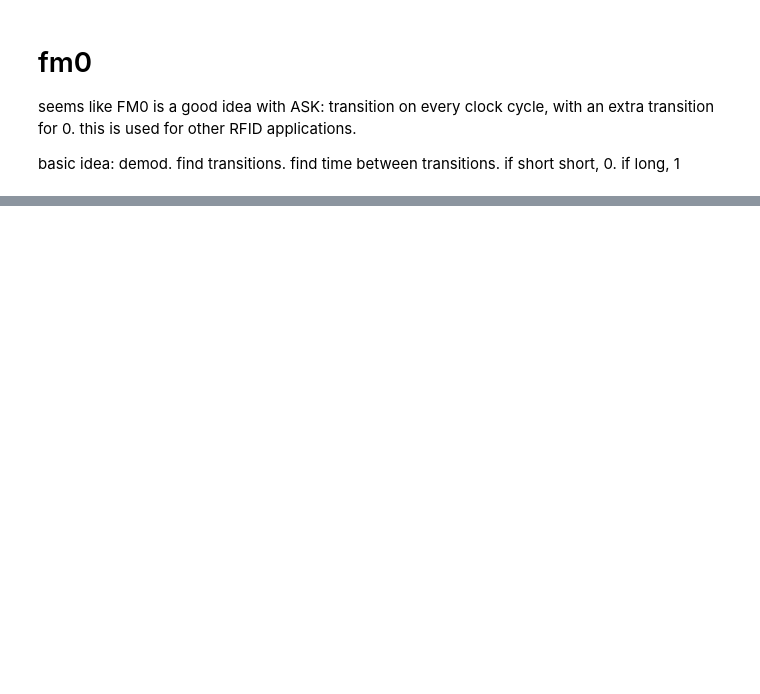
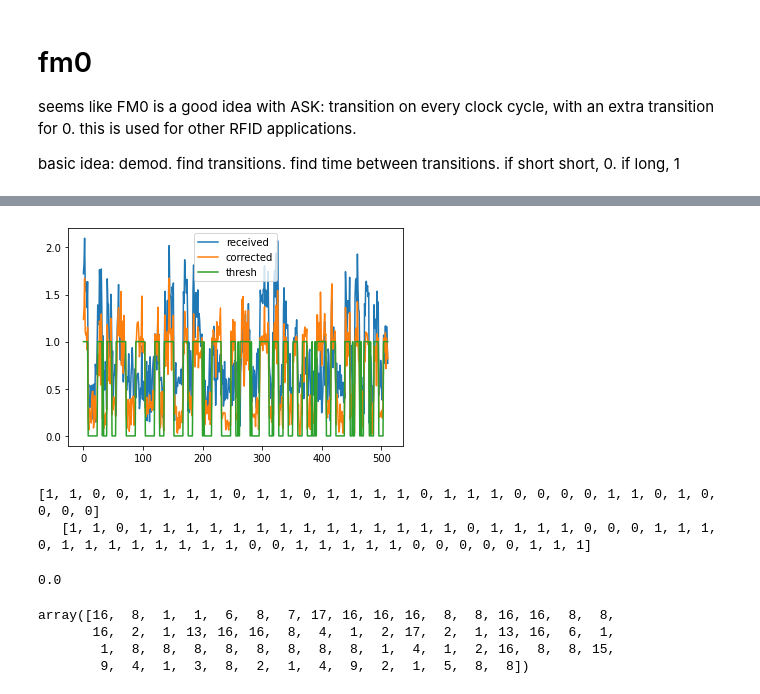
Before and after one commit to elimbaum/backscatter-capstone, a Jupyter notebook: processing/fm0/fm0 sim.ipynb, the cells around one changed output, grey strips where cells are left out. Drawn from its saved outputs; the diff is of its cells as text; code cells hidden in the pictures; blank space fills up the shorter version.

```diff
--- a/processing/fm0/fm0 sim.ipynb
+++ b/processing/fm0/fm0 sim.ipynb
@@ -40,0 +98,11 @@ plt.vlines(4 * 2 * np.arange(n_symb), -1, 1, linestyle='dotted', color='red')
+# %%
+plt.plot(np.abs(r))
+plt.plot(rx_mag)
+
+r_thresh = np.array(rx_mag > 0.5, dtype=int)
+
+plt.plot(r_thresh)
+
+plt.legend(['received', 'corrected', 'thresh']);
+# %% [output]
+[figure, added]
@@ -40,0 +139,19 @@ plt.vlines(4 * 2 * np.arange(n_symb), -1, 1, linestyle='dotted', color='red')
+# %%
+symb_bin = (symb + 1) // 2
+print(list(symb_bin))
+print("  ", decode_symb)
+# %% [output]
+[1, 1, 0, 0, 1, 1, 1, 1, 0, 1, 1, 0, 1, 1, 1, 1, 0, 1, 1, 1, 0, 0, 0, 0, 1, 1, 0, 1, 0, 0, 0, 0]
+   [1, 1, 0, 1, 1, 1, 1, 1, 1, 1, 1, 1, 1, 1, 1, 1, 1, 0, 1, 1, 1, 1, 0, 0, 0, 1, 1, 1, 0, 1, 1, 1, 1, 1, 1, 1, 1, 0, 0, 1, 1, 1, 1, 1, 0, 0, 0, 0, 0, 1, 1, 1]
+# %%
+# for some reason we are losing first bit. tbd
+100 * np.mean(symb_bin[1:] == decode_symb)
+# %% [output]
+0.0
+# %%
+pulse_lens
+# %% [output]
+array([16,  8,  1,  1,  6,  8,  7, 17, 16, 16, 16,  8,  8, 16, 16,  8,  8,
+       16,  2,  1, 13, 16, 16,  8,  4,  1,  2, 17,  2,  1, 13, 16,  6,  1,
+        1,  8,  8,  8,  8,  8,  8,  8,  8,  1,  4,  1,  2, 16,  8,  8, 15,
+        9,  4,  1,  3,  8,  2,  1,  4,  9,  2,  1,  5,  8,  8])
```
Also changed, not shown: parts of 16 cells of this notebook.
